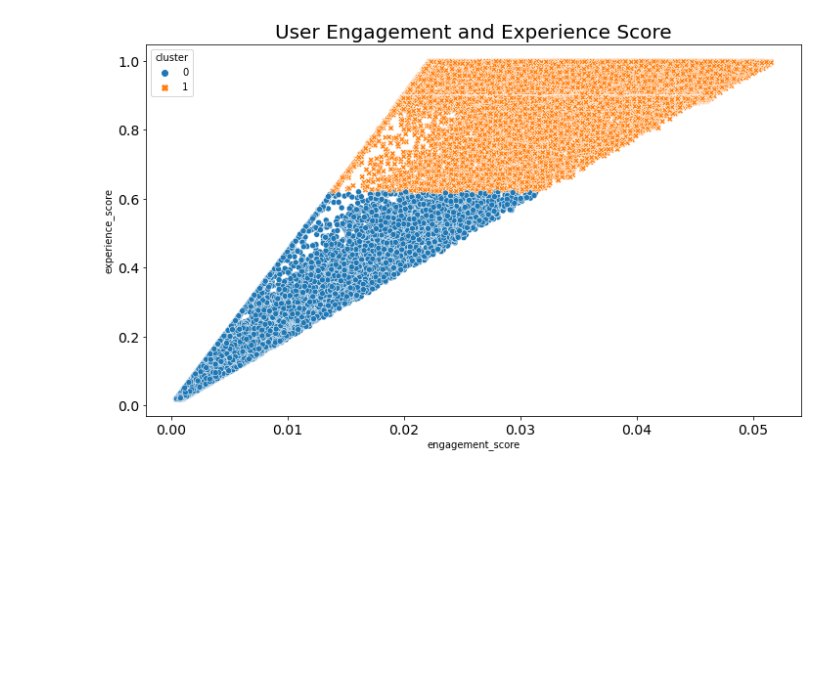
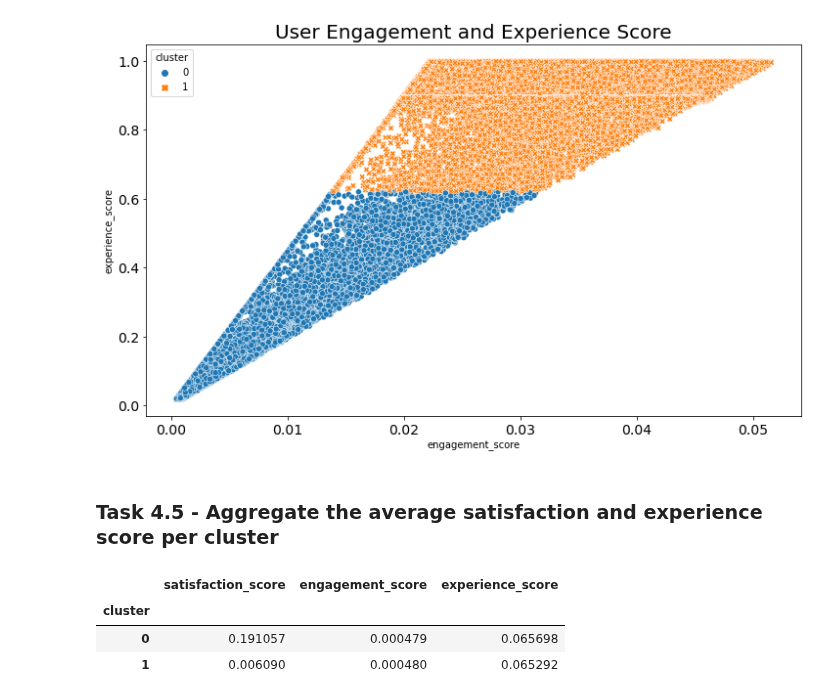
Before and after one commit to teddyk251/Telecom-Data-Analysis, a Jupyter notebook: notebooks/UserSatisfactionAnalysis.ipynb, the cells around one changed output. Drawn from its saved outputs; the diff is of its cells as text; code cells hidden in the pictures; blank space fills up the shorter version.

Commit message:
finalized task 4.5

```diff
--- a/notebooks/UserSatisfactionAnalysis.ipynb
+++ b/notebooks/UserSatisfactionAnalysis.ipynb
@@ -132,3 +132,13 @@ norm_score['cluster'] = pred
 Plotter.plot_scatter(norm_score,'engagement_score', 'experience_score', 'User Engagement and Experience Score','cluster','cluster')
 # %% [output]
 [figure]
+# %% [markdown]
+### Task 4.5 - Aggregate the average satisfaction and experience score per cluster
+# %%
+avg_cluster_scores = score_df_with_cluster.groupby(['cluster']).mean()
+avg_cluster_scores.head()
+# %% [output]
+|  | satisfaction_score | engagement_score | experience_score |
+| cluster |  |  |  |
+| 0 | 0.191057 | 0.000479 | 0.065698 |
+| 1 | 0.006090 | 0.000480 | 0.065292 |
```
